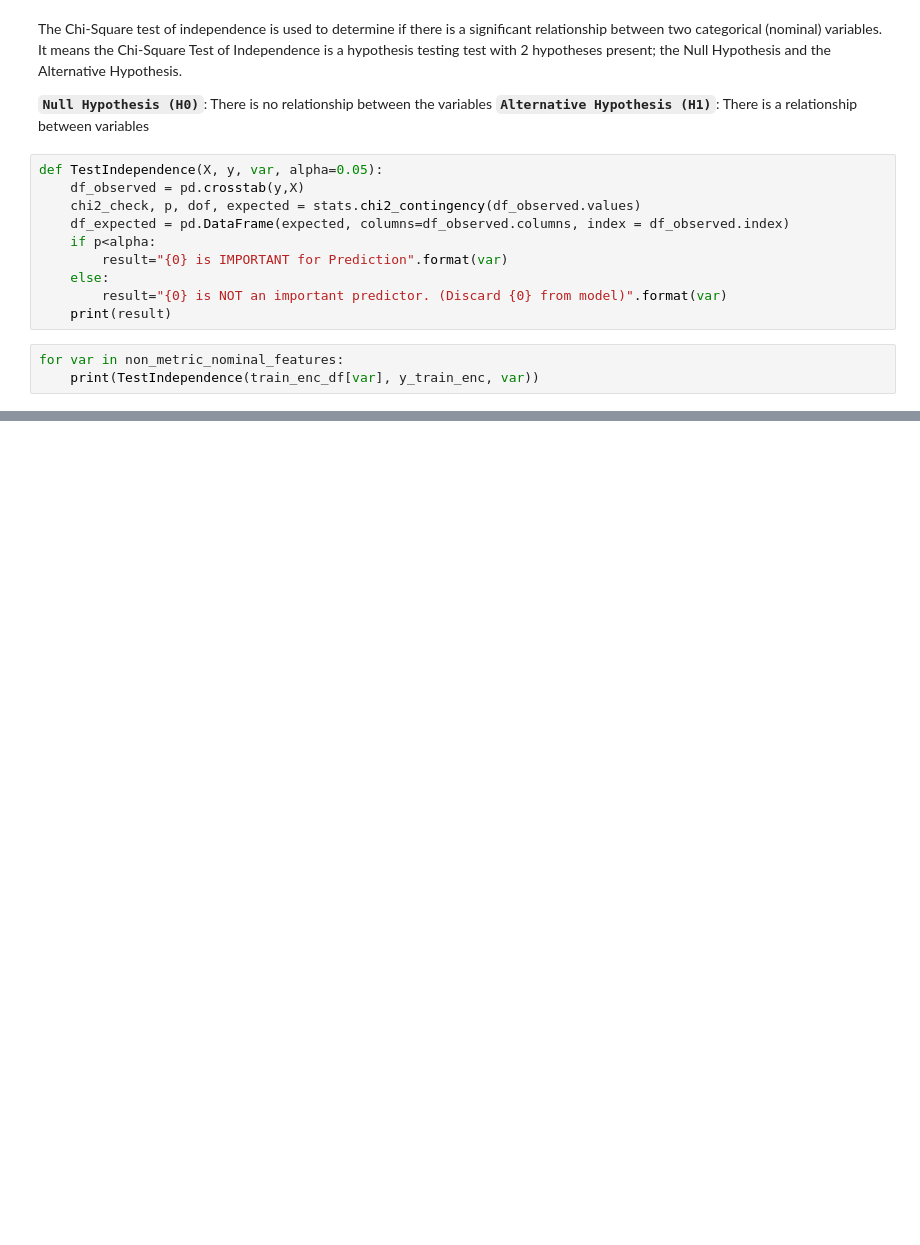
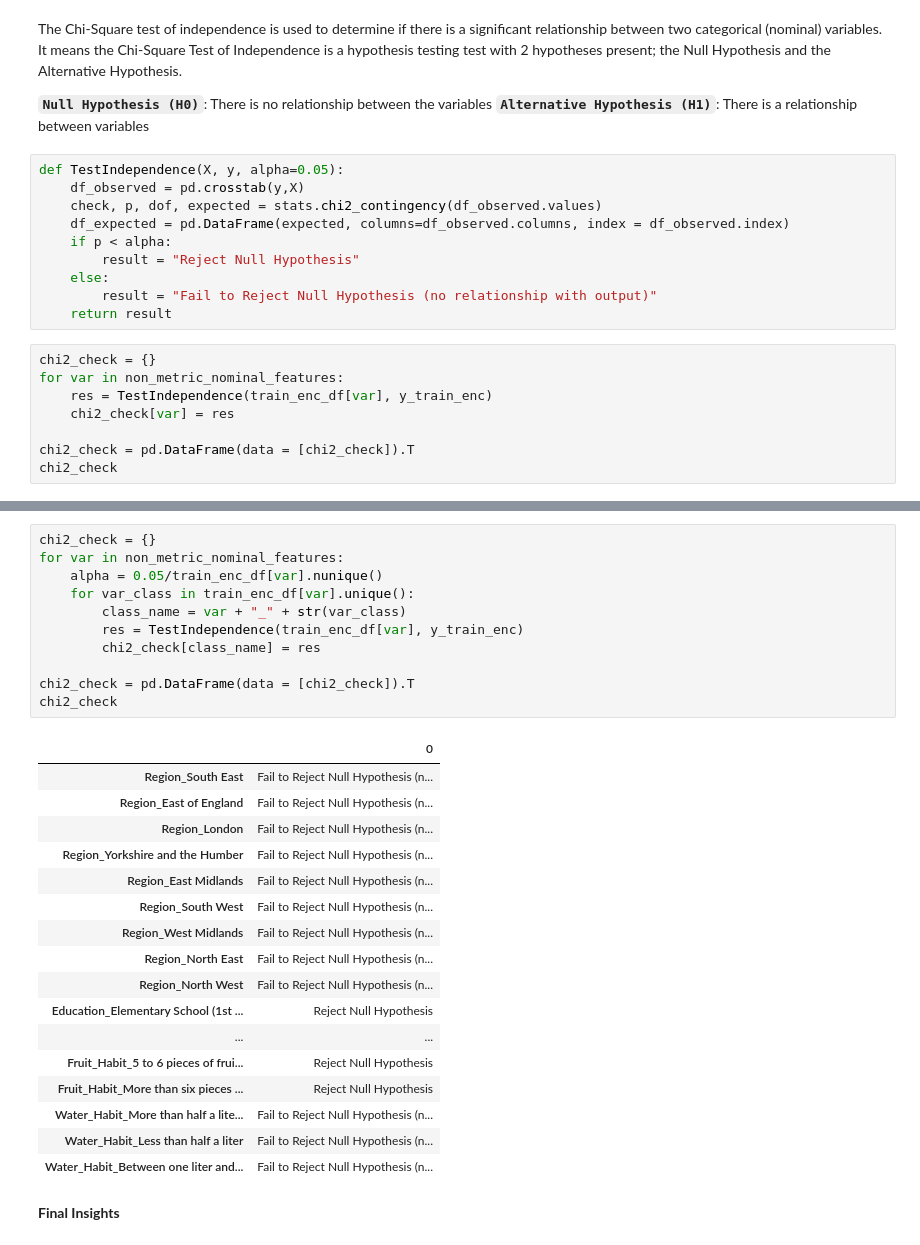
Before and after one commit to NassarX/ML-200179-Project, a Jupyter notebook: smith_parasite.ipynb, the cells around one changed output, grey strips where cells are left out. Drawn from its saved outputs; the diff is of its cells as text; blank space fills up the shorter version.

```diff
--- a/smith_parasite.ipynb
+++ b/smith_parasite.ipynb
@@ -1308,15 +1322,20 @@ The Chi-Square test of independence is used to determine if there is a significa
 __`Null Hypothesis (H0)`__: There is no relationship between the variables
 __`Alternative Hypothesis (H1)`__: There is a relationship between variables
 # %%
-def TestIndependence(X, y, var, alpha=0.05):
+def TestIndependence(X, y, alpha=0.05):
     df_observed = pd.crosstab(y,X)
-    chi2_check, p, dof, expected = stats.chi2_contingency(df_observed.values)
+    check, p, dof, expected = stats.chi2_contingency(df_observed.values)
     df_expected = pd.DataFrame(expected, columns=df_observed.columns, index = df_observed.index)
-    if p<alpha:
-        result="{0} is IMPORTANT for Prediction".format(var)
+    if p < alpha:
+        result = "Reject Null Hypothesis"
     else:
-        result="{0} is NOT an important predictor. (Discard {0} from model)".format(var)
-    print(result)
+        result = "Fail to Reject Null Hypothesis (no relationship with output)"
+    return result
 # %%
+chi2_check = {}
 for var in non_metric_nominal_features:
-    print(TestIndependence(train_enc_df[var], y_train_enc, var))
+    res = TestIndependence(train_enc_df[var], y_train_enc)
+    chi2_check[var] = res
+
+chi2_check = pd.DataFrame(data = [chi2_check]).T
+chi2_check
@@ -1325 +1366,32 @@ __`4.3`__ __Final Insights__
+# %%
+chi2_check = {}
+for var in non_metric_nominal_features:
+    alpha = 0.05/train_enc_df[var].nunique()
+    for var_class in train_enc_df[var].unique():
+        class_name = var + "_" + str(var_class)
+        res = TestIndependence(train_enc_df[var], y_train_enc)
+        chi2_check[class_name] = res
+
+chi2_check = pd.DataFrame(data = [chi2_check]).T
+chi2_check
+# %% [output]
+|  | 0 |
+| Region_South East | Fail to Reject Null Hypothesis (n... |
+| Region_East of England | Fail to Reject Null Hypothesis (n... |
+| Region_London | Fail to Reject Null Hypothesis (n... |
+| Region_Yorkshire and the Humber | Fail to Reject Null Hypothesis (n... |
+| Region_East Midlands | Fail to Reject Null Hypothesis (n... |
+| Region_South West | Fail to Reject Null Hypothesis (n... |
+| Region_West Midlands | Fail to Reject Null Hypothesis (n... |
+| Region_North East | Fail to Reject Null Hypothesis (n... |
+| Region_North West | Fail to Reject Null Hypothesis (n... |
+| Education_Elementary School (1st ... | Reject Null Hypothesis |
+| ... | ... |
+| Fruit_Habit_5 to 6 pieces of frui... | Reject Null Hypothesis |
+| Fruit_Habit_More than six pieces ... | Reject Null Hypothesis |
+| Water_Habit_More than half a lite... | Fail to Reject Null Hypothesis (n... |
+| Water_Habit_Less than half a liter | Fail to Reject Null Hypothesis (n... |
+| Water_Habit_Between one liter and... | Fail to Reject Null Hypothesis (n... |
+# %% [markdown]
+__Final Insights__
 # %% [markdown]
```
Also changed, not shown: parts of 7 cells of this notebook.
